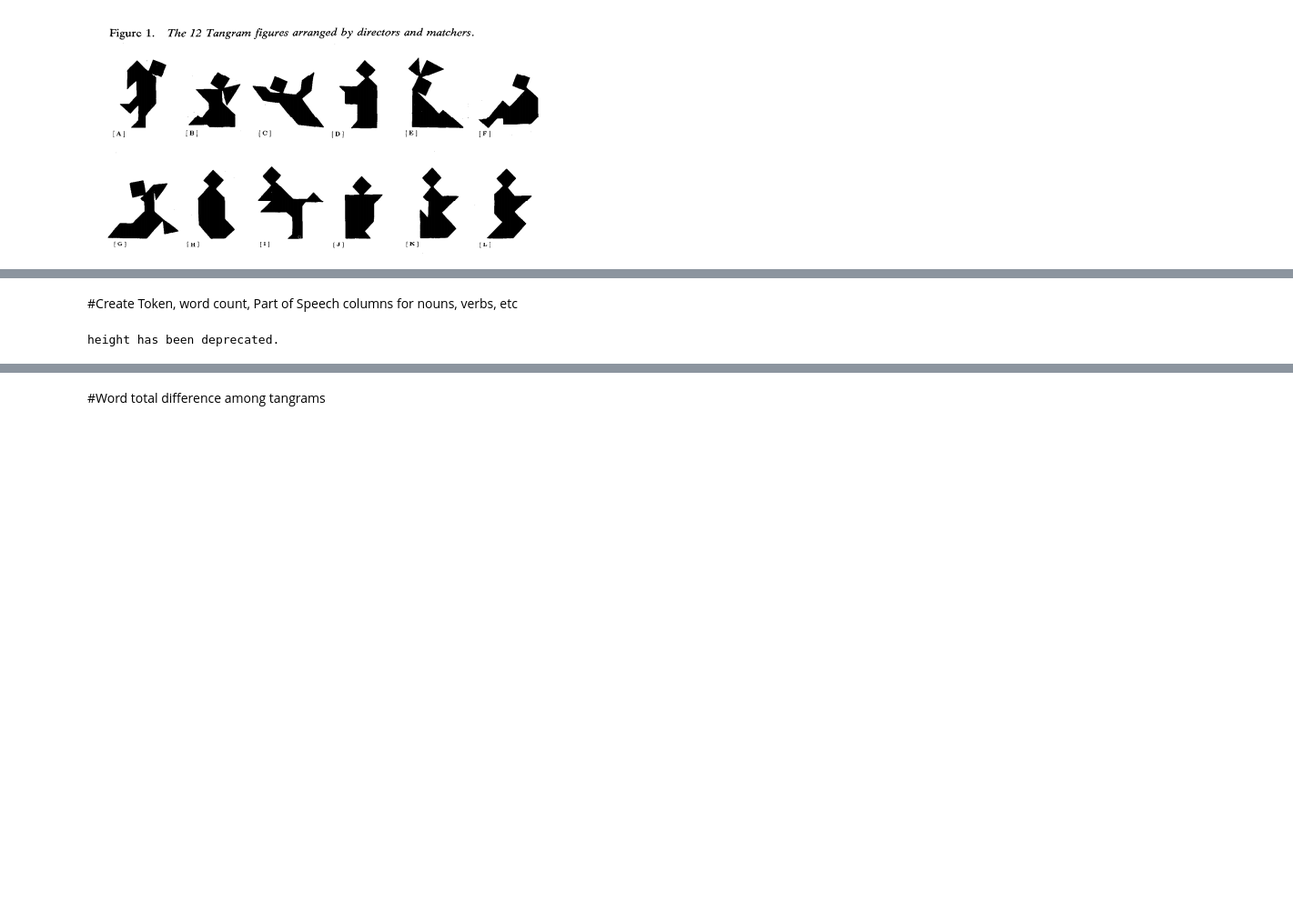
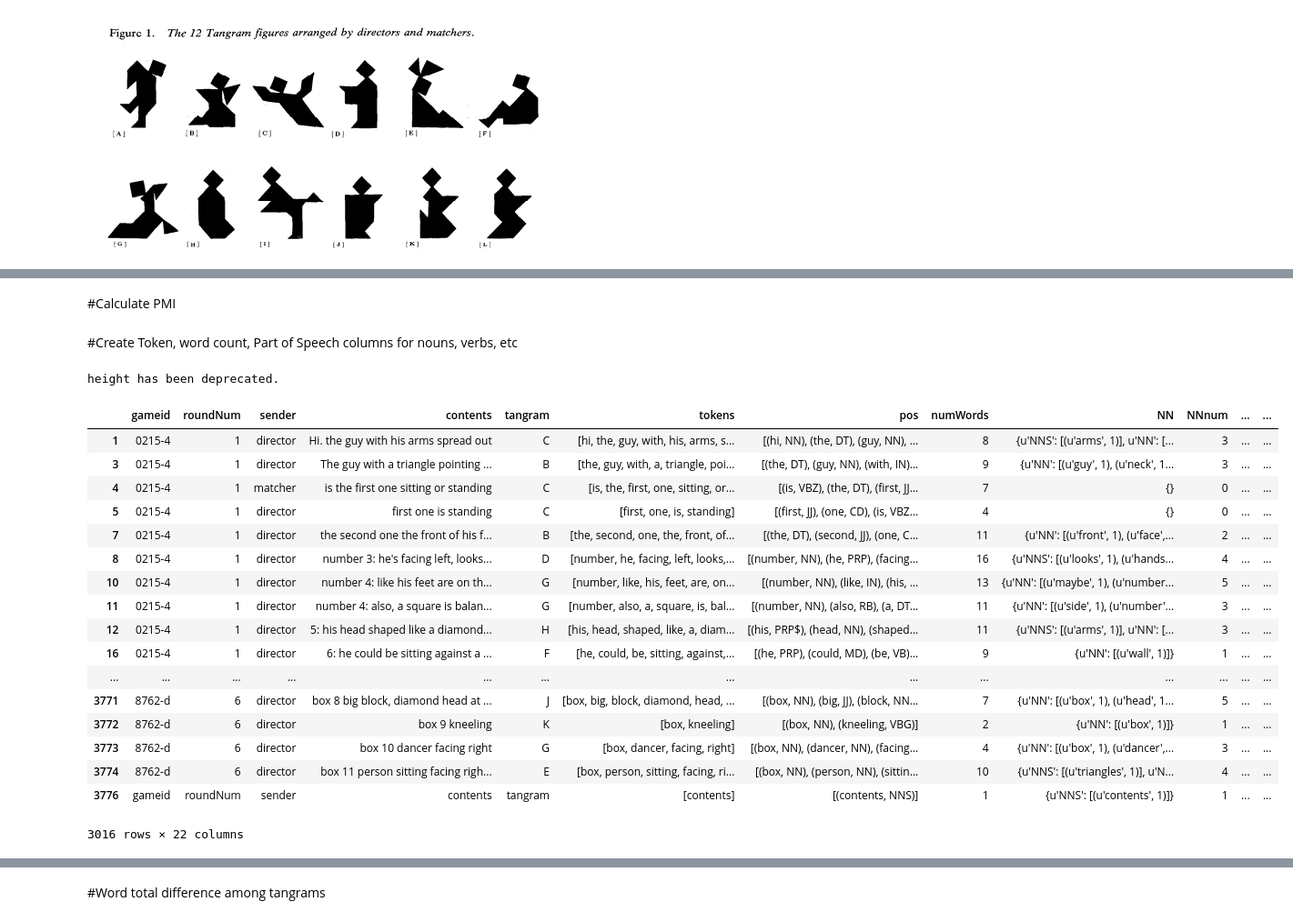
Before and after one commit to hawkrobe/tangrams_replication, a Jupyter notebook: ipython_notebooks/CSLI_pres.ipynb, the cells around one changed output, grey strips where cells are left out. Shown at 91% size. Drawn from its saved outputs; the diff is of its cells as text; code cells hidden in the pictures; blank space fills up the shorter version.

```diff
--- a/ipython_notebooks/CSLI_pres.ipynb
+++ b/ipython_notebooks/CSLI_pres.ipynb
@@ -41,0 +104,23 @@ Image(filename='tangrams_board.png')
+# %%
+#http://stackoverflow.com/questions/6115677/english-grammar-for-parsing-in-nltk
+#pystatparser
+
+#chunking
+#http://streamhacker.com/2008/12/29/how-to-train-a-nltk-chunker/
+
+grammar = r"""
+  NP: {<DT|PP\$>?<JJ>*<NN>}   # chunk determiner/possessive, adjectives and noun
+      {<NNP>+}                # chunk sequences of proper nouns
+"""
+cp = nltk.RegexpParser(grammar)
+sentence = nltk.pos_tag("Rapunzel let down her long golden hair".split())
+sentence2 = nltk.pos_tag("The guy with a triangle pointing at his neck".split())
+
+tree=cp.parse(sentence2)
+for subtree in tree.subtrees():
+    if subtree.label() == 'NP': print(subtree)
+
+#chapter 7 nltk: chunking
+#POS tagger makes errors when there is no noun...so if there were "saw her" at the end of that phrase
+#above then it would tag the words differently and lead to a more correct NP chunk. So, this is a problem
+#of the POS tagger and the chunker...
@@ -41,0 +182,2 @@ Image(filename='tangrams_board.png')
+# %% [markdown]
+#Calculate PMI
@@ -115,30 +259,50 @@ test2['VBnum'] = [totalAll(text.values()) for text in test2['VB']]
 test2['DT'] = [findtags('DT', text) for text in test2['pos']]
 
 #count number of DT words
 test2['DTnum'] = [totalAll(text.values()) for text in test2['DT']]
 
 #show words and number of words that are PRP for each row of tags
 test2['PRP'] = [findtags('PRP', text) for text in test2['pos']]
 
 #count number of PRP words
 test2['PRPnum'] = [totalAll(text.values()) for text in test2['PRP']]
 
 #show words and number of words that are IN for each row of tags
 test2['IN'] = [findtags('IN', text) for text in test2['pos']]
 
 #count number of IN words
 test2['INnum'] = [totalAll(text.values()) for text in test2['IN']]
 
 #show words and number of words that are TO for each row of tags
 test2['TO'] = [findtags('TO', text) for text in test2['pos']]
 
 #count number of TO words
 test2['TOnum'] = [totalAll(text.values()) for text in test2['TO']]
 
 #show words and number of words that are RB for each row of tags
 test2['RB'] = [findtags('RB', text) for text in test2['pos']]
 
 #count number of RB words
 test2['RBnum'] = [totalAll(text.values()) for text in test2['RB']]
+
+test2
 # %% [output]
 height has been deprecated.
+|  | gameid | roundNum | sender | contents | tangram | tokens | pos | numWords | NN | NNnum | ... | ... |
+| 1 | 0215-4 | 1 | director | Hi. the guy with his arms spread out | C | [hi, the, guy, with, his, arms, s... | [(hi, NN), (the, DT), (guy, NN), ... | 8 | {u'NNS': [(u'arms', 1)], u'NN': [... | 3 | ... | ... |
+| 3 | 0215-4 | 1 | director | The guy with a triangle pointing ... | B | [the, guy, with, a, triangle, poi... | [(the, DT), (guy, NN), (with, IN)... | 9 | {u'NN': [(u'guy', 1), (u'neck', 1... | 3 | ... | ... |
+| 4 | 0215-4 | 1 | matcher | is the first one sitting or standing | C | [is, the, first, one, sitting, or... | [(is, VBZ), (the, DT), (first, JJ... | 7 | {} | 0 | ... | ... |
+| 5 | 0215-4 | 1 | director | first one is standing | C | [first, one, is, standing] | [(first, JJ), (one, CD), (is, VBZ... | 4 | {} | 0 | ... | ... |
+| 7 | 0215-4 | 1 | director | the second one the front of his f... | B | [the, second, one, the, front, of... | [(the, DT), (second, JJ), (one, C... | 11 | {u'NN': [(u'front', 1), (u'face',... | 2 | ... | ... |
+| 8 | 0215-4 | 1 | director | number 3: he's facing left, looks... | D | [number, he, facing, left, looks,... | [(number, NN), (he, PRP), (facing... | 16 | {u'NNS': [(u'looks', 1), (u'hands... | 4 | ... | ... |
+| 10 | 0215-4 | 1 | director | number 4: like his feet are on th... | G | [number, like, his, feet, are, on... | [(number, NN), (like, IN), (his, ... | 13 | {u'NN': [(u'maybe', 1), (u'number... | 5 | ... | ... |
+| 11 | 0215-4 | 1 | director | number 4: also, a square is balan... | G | [number, also, a, square, is, bal... | [(number, NN), (also, RB), (a, DT... | 11 | {u'NN': [(u'side', 1), (u'number'... | 3 | ... | ... |
+| 12 | 0215-4 | 1 | director | 5: his head shaped like a diamond... | H | [his, head, shaped, like, a, diam... | [(his, PRP$), (head, NN), (shaped... | 11 | {u'NNS': [(u'arms', 1)], u'NN': [... | 3 | ... | ... |
+| 16 | 0215-4 | 1 | director | 6: he could be sitting against a ... | F | [he, could, be, sitting, against,... | [(he, PRP), (could, MD), (be, VB)... | 9 | {u'NN': [(u'wall', 1)]} | 1 | ... | ... |
+| ... | ... | ... | ... | ... | ... | ... | ... | ... | ... | ... | ... | ... |
+| 3771 | 8762-d | 6 | director | box 8 big block, diamond head at ... | J | [box, big, block, diamond, head, ... | [(box, NN), (big, JJ), (block, NN... | 7 | {u'NN': [(u'box', 1), (u'head', 1... | 5 | ... | ... |
+| 3772 | 8762-d | 6 | director | box 9 kneeling | K | [box, kneeling] | [(box, NN), (kneeling, VBG)] | 2 | {u'NN': [(u'box', 1)]} | 1 | ... | ... |
+| 3773 | 8762-d | 6 | director | box 10 dancer facing right | G | [box, dancer, facing, right] | [(box, NN), (dancer, NN), (facing... | 4 | {u'NN': [(u'box', 1), (u'dancer',... | 3 | ... | ... |
+| 3774 | 8762-d | 6 | director | box 11 person sitting facing righ... | E | [box, person, sitting, facing, ri... | [(box, NN), (person, NN), (sittin... | 10 | {u'NNS': [(u'triangles', 1)], u'N... | 4 | ... | ... |
+| 3776 | gameid | roundNum | sender | contents | tangram | [contents] | [(contents, NNS)] | 1 | {u'NNS': [(u'contents', 1)]} | 1 | ... | ... |
+3016 rows × 22 columns
```
Also changed, not shown: parts of 11 cells of this notebook.
